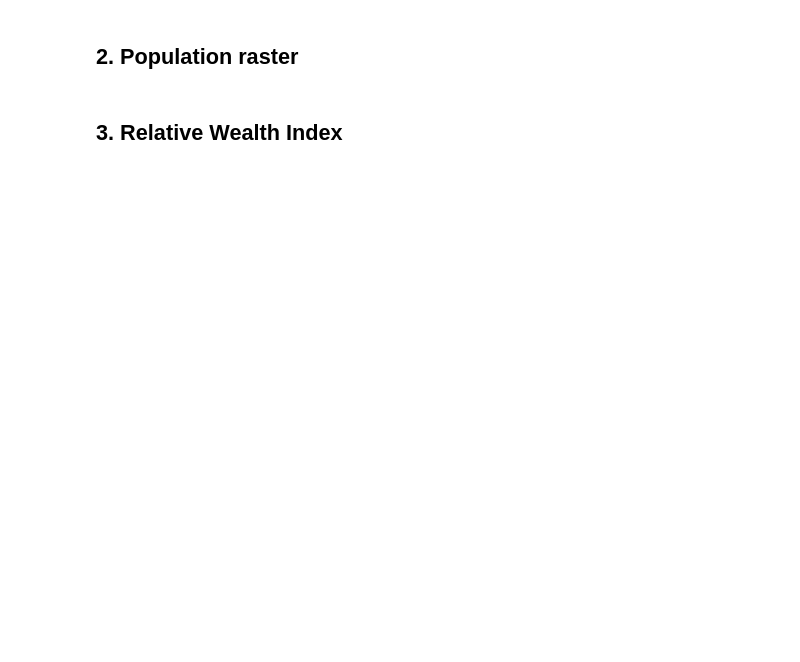
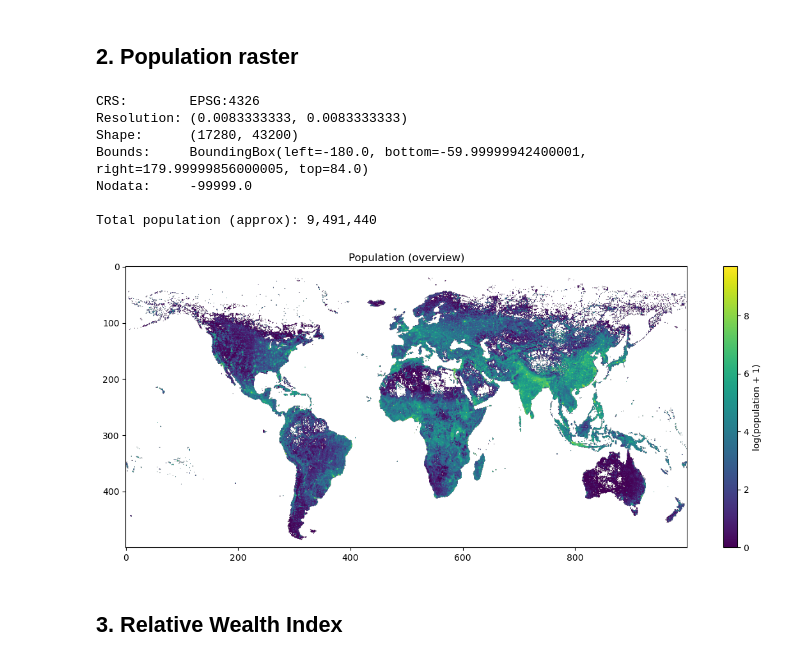
Before and after one commit to mvbnffc/howden_heat, a Jupyter notebook: notebooks/01_data_exploration.ipynb, the cells around one changed output. Cells and saved outputs as stored; diff of their text form; code cells hidden in the pictures; blank space fills up the shorter version.

Commit message:
update notebook - fix filepaths and run for geoBoundaries

```diff
--- a/notebooks/01_data_exploration.ipynb
+++ b/notebooks/01_data_exploration.ipynb
@@ -59,27 +74,36 @@ if sample_file:
 # %% [markdown]
 ## 2. Population raster
 # %%
-pop_path = DATA / config['data']['population']
+pop_path = ROOT / config['data']['population']
 
 with rasterio.open(pop_path) as src:
     print('CRS:       ', src.crs)
     print('Resolution:', src.res)
     print('Shape:     ', src.shape)
     print('Bounds:    ', src.bounds)
     print('Nodata:    ', src.nodata)
     # Read a small overview to avoid loading full raster
-    pop_overview = src.read(1, out_shape=(1, 500, 1000), resampling=rasterio.enums.Resampling.average)[0]
+    pop_overview = src.read(1, out_shape=(500, 1000), resampling=rasterio.enums.Resampling.average)
 
 pop_overview = pop_overview.astype(float)
 pop_overview[pop_overview < 0] = np.nan
 print(f'\nTotal population (approx): {np.nansum(pop_overview):,.0f}')
 
 fig, ax = plt.subplots(figsize=(12, 5))
 im = ax.imshow(np.log1p(pop_overview), cmap='viridis')
 plt.colorbar(im, ax=ax, label='log(population + 1)')
 ax.set_title('Population (overview)')
 plt.tight_layout()
 plt.show()
+# %% [output]
+CRS:        EPSG:4326
+Resolution: (0.0083333333, 0.0083333333)
+Shape:      (17280, 43200)
+Bounds:     BoundingBox(left=-180.0, bottom=-59.99999942400001, right=179.99999856000005, top=84.0)
+Nodata:     -99999.0
+
+Total population (approx): 9,491,440
+[figure, added]
 # %% [markdown]
 ## 3. Relative Wealth Index
 # %%
```
Also changed, not shown: parts of 5 cells of this notebook.
